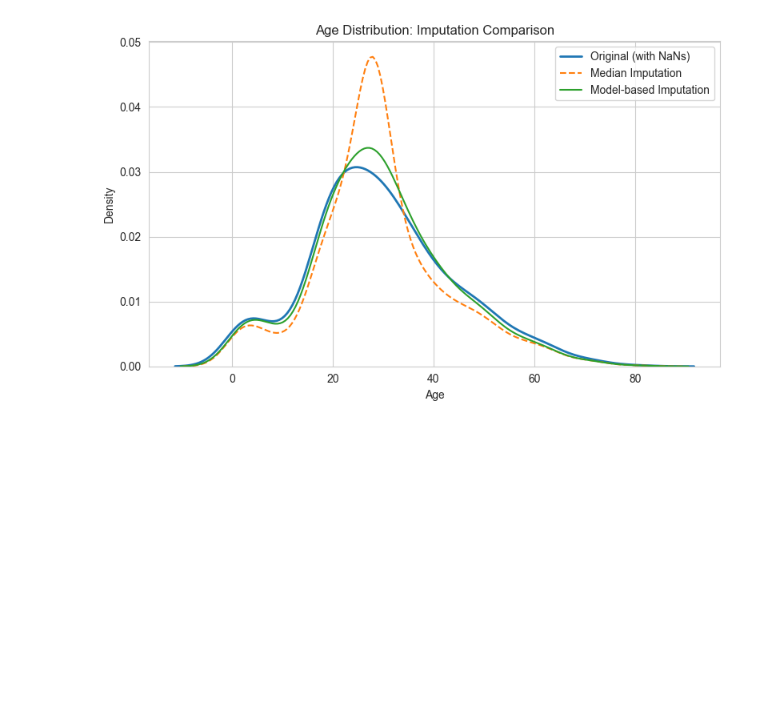
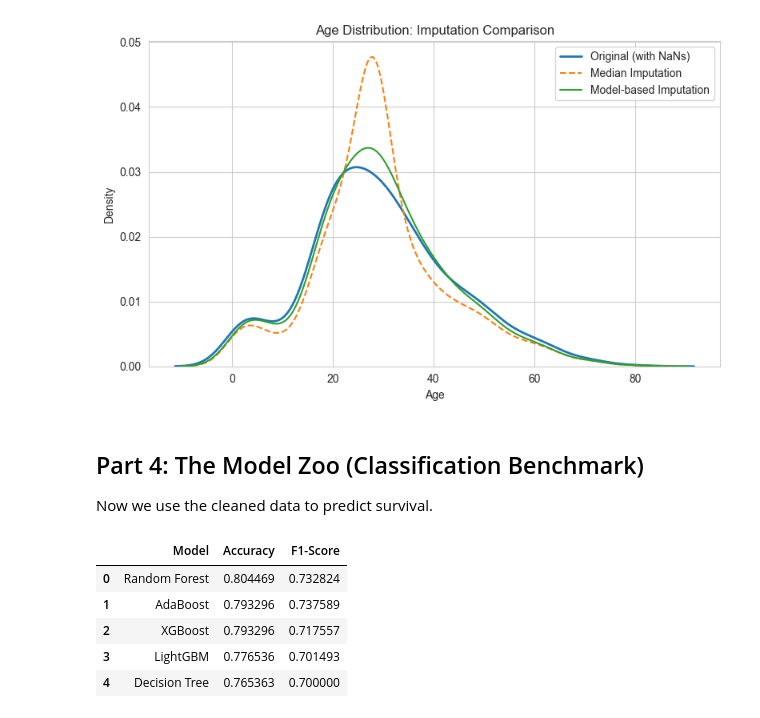
Before and after one commit to emschutt/Applied-Data-Science-Classes, a Jupyter notebook: Machine Learning/Homework_4.ipynb, the cells around one changed output. Drawn from its saved outputs; the diff is of its cells as text; code cells hidden in the pictures; blank space fills up the shorter version.

Commit message:
Part 4

```diff
--- a/Machine Learning/Homework_4.ipynb
+++ b/Machine Learning/Homework_4.ipynb
@@ -219,3 +219,14 @@ plt.tight_layout()
 plt.show()
 # %% [output]
 [figure]
+# %% [markdown]
+## Part 4: The Model Zoo (Classification Benchmark)
+
+Now we use the cleaned data to predict survival.
+# %%
+from sklearn.model_selection import train_test_split
+
+X = df_model.drop(columns=["Survived"])
+y = df_model["Survived"]
+
+X_train, X_test, y_train, y_test = train_test_split(X, y, test_size=0.2, random_state=42, stratify=y)
@@ -221,0 +260,27 @@ plt.show()
+# %%
+results = []
+
+for name, model in models.items():
+    model.fit(X_train, y_train)
+    y_pred = model.predict(X_test)
+
+    results.append({
+        "Model": name,
+        "Accuracy": accuracy_score(y_test, y_pred),
+        "F1-Score": f1_score(y_test, y_pred)
+    })
+# %%
+results_df = (
+    pd.DataFrame(results)
+    .sort_values(by="Accuracy", ascending=False)
+    .reset_index(drop=True)
+)
+
+results_df
+# %% [output]
+|  | Model | Accuracy | F1-Score |
+| 0 | Random Forest | 0.804469 | 0.732824 |
+| 1 | AdaBoost | 0.793296 | 0.737589 |
+| 2 | XGBoost | 0.793296 | 0.717557 |
+| 3 | LightGBM | 0.776536 | 0.701493 |
+| 4 | Decision Tree | 0.765363 | 0.700000 |
```
Also changed, not shown: parts of 1 cell of this notebook.
